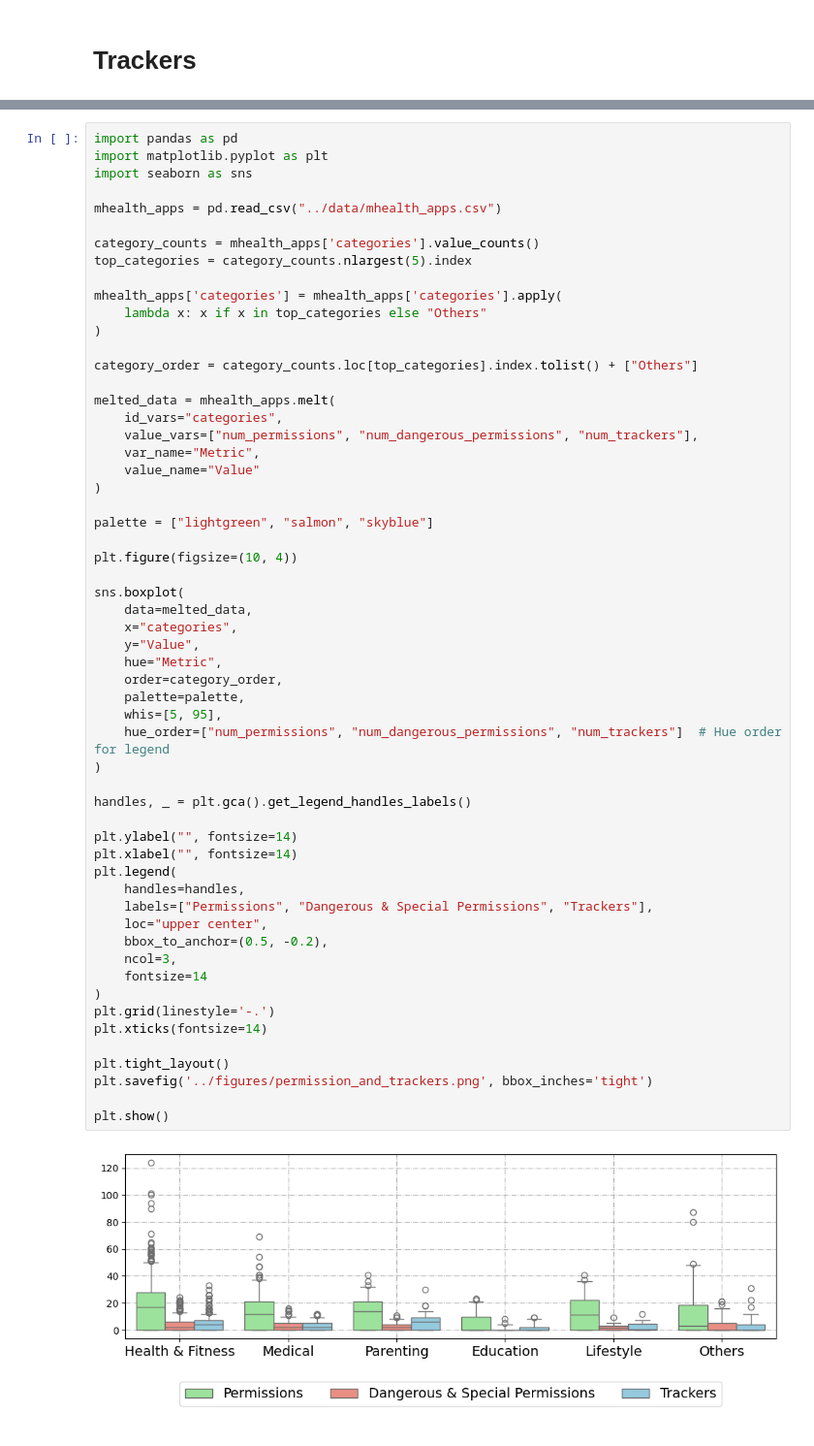
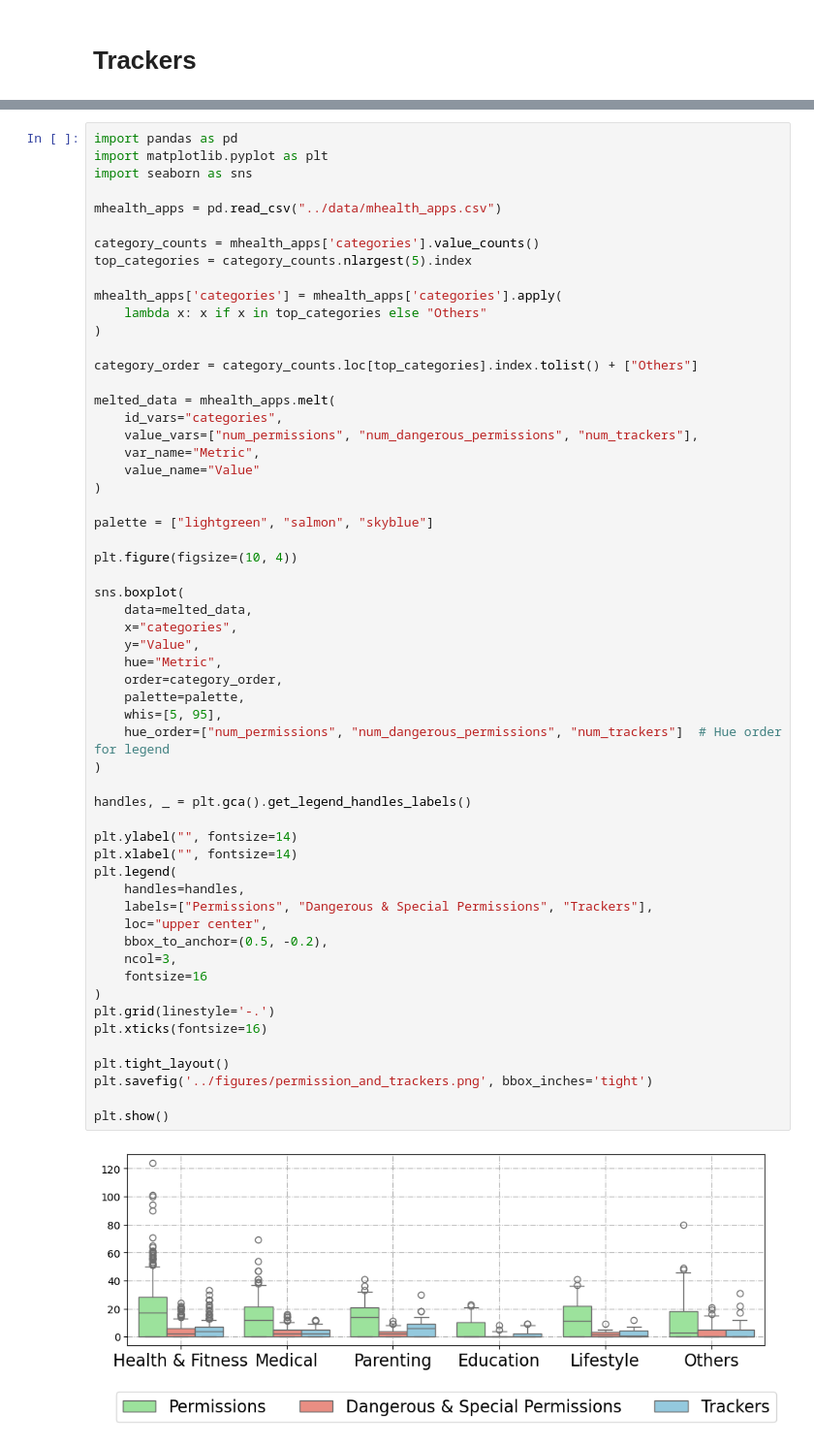
Before and after one commit to hd-oo7/mhealth_apps, a Jupyter notebook: code/02_permissions_&_trackers.ipynb, the cells around one changed output, grey strips where cells are left out. Shown at 97% size. Cells and saved outputs as stored; diff of their text form.

```diff
--- a/code/02_permissions_&_trackers.ipynb
+++ b/code/02_permissions_&_trackers.ipynb
@@ -528,33 +570,33 @@ plt.figure(figsize=(10, 4))
 
 sns.boxplot(
     data=melted_data,
     x="categories",
     y="Value",
     hue="Metric",
     order=category_order,
     palette=palette,
     whis=[5, 95],
     hue_order=["num_permissions", "num_dangerous_permissions", "num_trackers"]  # Hue order for legend
 )
 
 handles, _ = plt.gca().get_legend_handles_labels()
 
 plt.ylabel("", fontsize=14)
 plt.xlabel("", fontsize=14)
 plt.legend(
     handles=handles,
     labels=["Permissions", "Dangerous & Special Permissions", "Trackers"],
     loc="upper center",
     bbox_to_anchor=(0.5, -0.2),
     ncol=3,
-    fontsize=14
+    fontsize=16
 )
 plt.grid(linestyle='-.')
-plt.xticks(fontsize=14)
+plt.xticks(fontsize=16)
 
 plt.tight_layout()
 plt.savefig('../figures/permission_and_trackers.png', bbox_inches='tight')
 
 plt.show()
 # %% [output]
-[figure, old version]
+[figure, new version]
```
Also changed, not shown: parts of 12 cells of this notebook, 14 other files.
